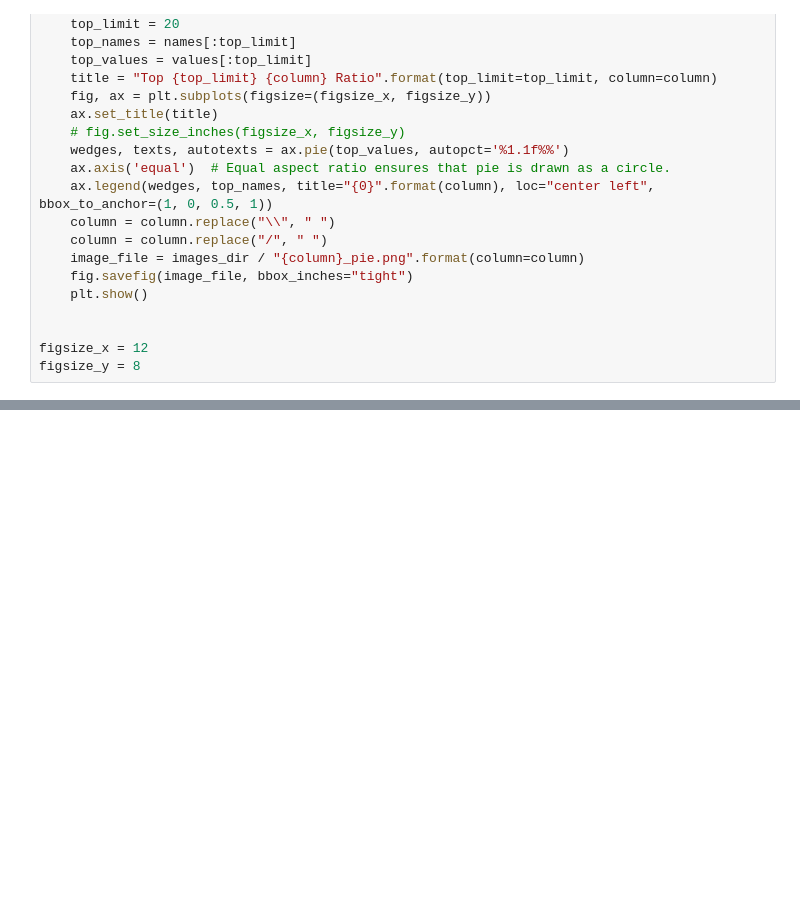
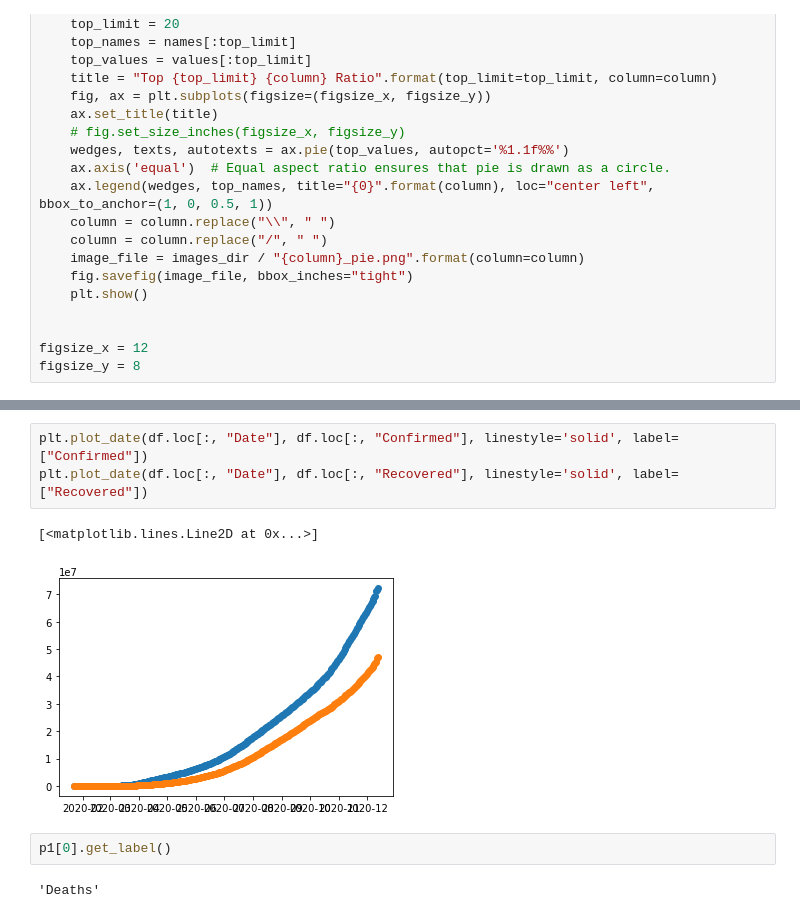
Before and after one commit to gurkandyilmaz/data_visualization, a Jupyter notebook: visualization/data_visualization.ipynb, the cells around one changed output, grey strips where cells are left out. Drawn from its saved outputs; the diff is of its cells as text; blank space fills up the shorter version.

```diff
--- a/visualization/data_visualization.ipynb
+++ b/visualization/data_visualization.ipynb
@@ -313,0 +337,10 @@ plt.show()
+# %%
+plt.plot_date(df.loc[:, "Date"], df.loc[:, "Confirmed"], linestyle='solid', label=["Confirmed"])
+plt.plot_date(df.loc[:, "Date"], df.loc[:, "Recovered"], linestyle='solid', label=["Recovered"])
+# %% [output]
+[<matplotlib.lines.Line2D at 0x...>]
+[figure, added]
+# %%
+p1[0].get_label()
+# %% [output]
+'Deaths'
```
Also changed, not shown: parts of 14 cells of this notebook, 3 other files.
